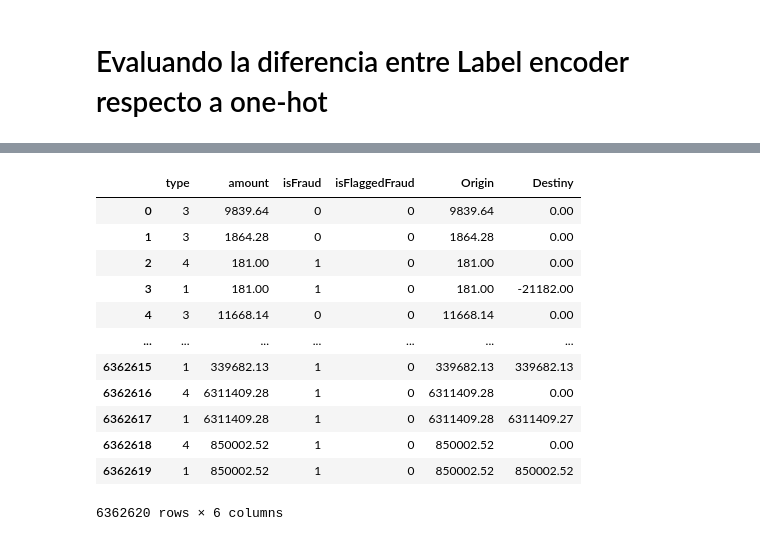
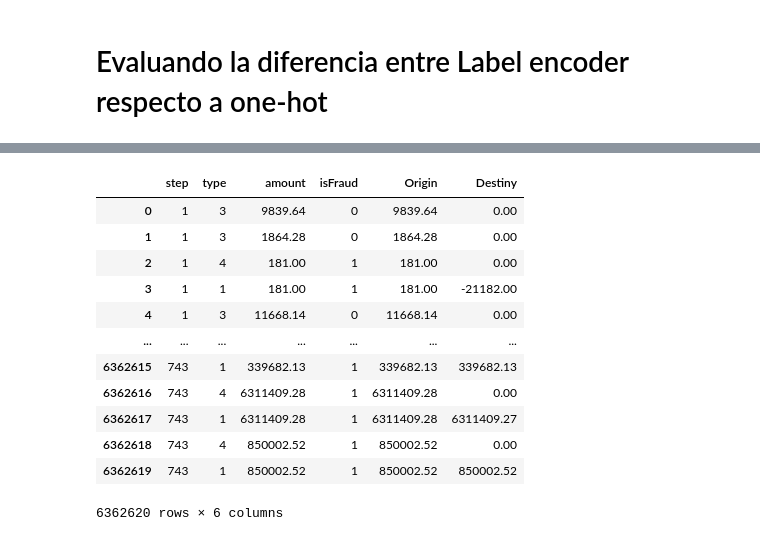
Before and after one commit to haguerrero/proyecto_fraudes, a Jupyter notebook: proyecto_transacciones_fraudulentas_hugo.ipynb, the cells around one changed output, grey strips where cells are left out. Cells and saved outputs as stored; diff of their text form; code cells hidden in the pictures.

```diff
--- a/proyecto_transacciones_fraudulentas_hugo.ipynb
+++ b/proyecto_transacciones_fraudulentas_hugo.ipynb
@@ -810,27 +814,27 @@ df
 # %%
-df_label_type = df.drop(columns=['nameOrig', 'nameDest', 'step'])
+df_label_type = df.drop(columns=['nameOrig', 'nameDest'])
 
 # Eliminamos oldbalanceOrg	newbalanceOrig	oldbalanceDest	newbalanceDest
 # Feature engineering
 df_label_type['Origin'] = df_label_type['oldbalanceOrg'] - df_label_type['newbalanceOrig']
 df_label_type['Destiny'] = df_label_type['newbalanceDest'] - df_label_type['oldbalanceDest']
 
 df_cleaned = df_label_type.drop(columns=['newbalanceOrig', 'newbalanceDest', 'oldbalanceOrg', 'oldbalanceDest'])
 
 df_cleaned
 # %% [output]
-|  | type | amount | isFraud | isFlaggedFraud | Origin | Destiny |
-| 0 | 3 | 9839.64 | 0 | 0 | 9839.64 | 0.00 |
-| 1 | 3 | 1864.28 | 0 | 0 | 1864.28 | 0.00 |
-| 2 | 4 | 181.00 | 1 | 0 | 181.00 | 0.00 |
-| 3 | 1 | 181.00 | 1 | 0 | 181.00 | -21182.00 |
-| 4 | 3 | 11668.14 | 0 | 0 | 11668.14 | 0.00 |
+|  | step | type | amount | isFraud | Origin | Destiny |
+| 0 | 1 | 3 | 9839.64 | 0 | 9839.64 | 0.00 |
+| 1 | 1 | 3 | 1864.28 | 0 | 1864.28 | 0.00 |
+| 2 | 1 | 4 | 181.00 | 1 | 181.00 | 0.00 |
+| 3 | 1 | 1 | 181.00 | 1 | 181.00 | -21182.00 |
+| 4 | 1 | 3 | 11668.14 | 0 | 11668.14 | 0.00 |
 | ... | ... | ... | ... | ... | ... | ... |
-| 6362615 | 1 | 339682.13 | 1 | 0 | 339682.13 | 339682.13 |
-| 6362616 | 4 | 6311409.28 | 1 | 0 | 6311409.28 | 0.00 |
-| 6362617 | 1 | 6311409.28 | 1 | 0 | 6311409.28 | 6311409.27 |
-| 6362618 | 4 | 850002.52 | 1 | 0 | 850002.52 | 0.00 |
-| 6362619 | 1 | 850002.52 | 1 | 0 | 850002.52 | 850002.52 |
+| 6362615 | 743 | 1 | 339682.13 | 1 | 339682.13 | 339682.13 |
+| 6362616 | 743 | 4 | 6311409.28 | 1 | 6311409.28 | 0.00 |
+| 6362617 | 743 | 1 | 6311409.28 | 1 | 6311409.28 | 6311409.27 |
+| 6362618 | 743 | 4 | 850002.52 | 1 | 850002.52 | 0.00 |
+| 6362619 | 743 | 1 | 850002.52 | 1 | 850002.52 | 850002.52 |
 6362620 rows × 6 columns
 # %%
 X = df_cleaned.drop('isFraud', axis=1) #labels
```
Also changed, not shown: parts of 12 cells of this notebook.
